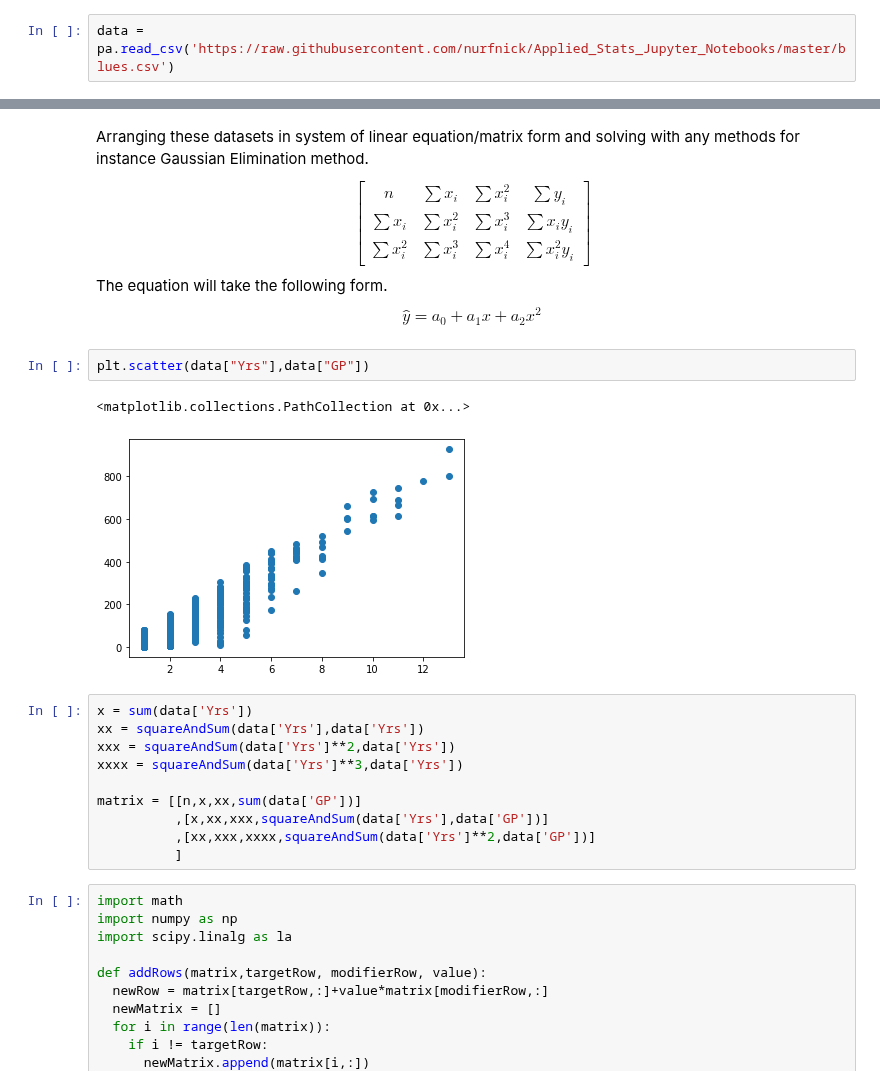
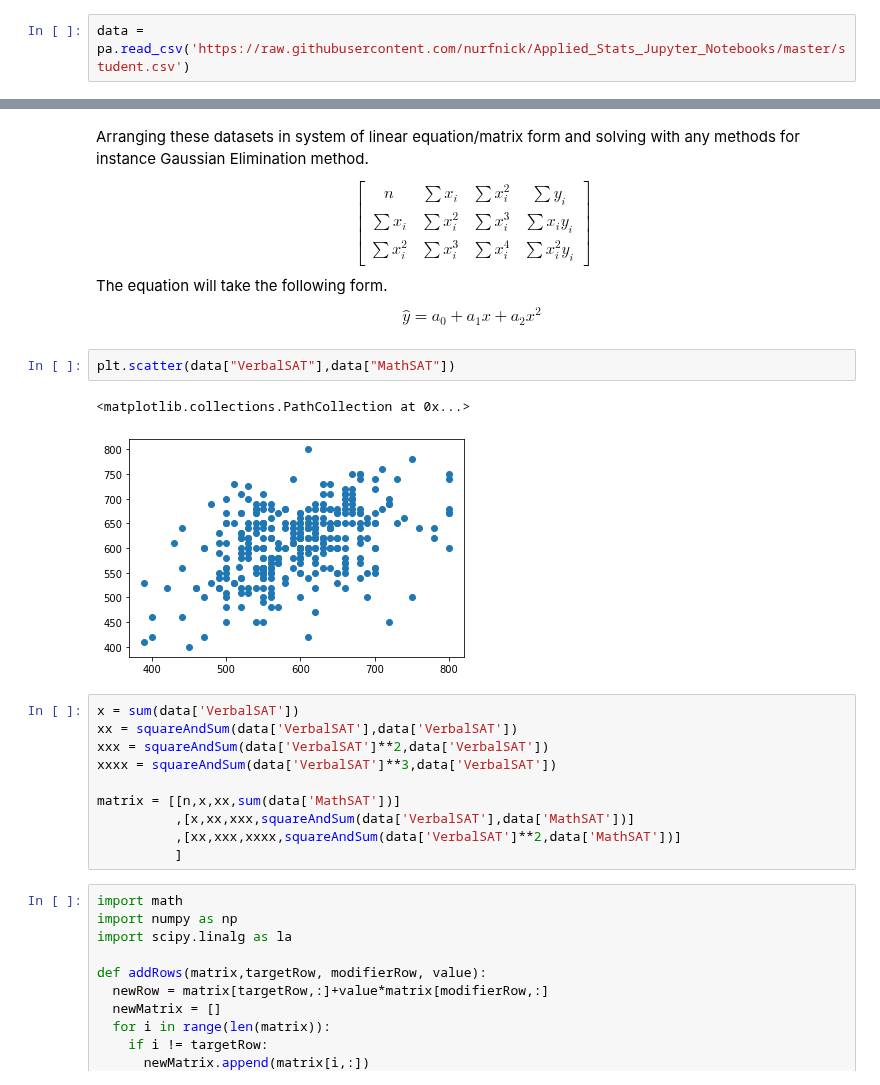
Before and after one commit to rajatlamsal00977/Project-1, a Jupyter notebook: Regression.ipynb, the cells around one changed output, grey strips where cells are left out. Drawn from its saved outputs; the diff is of its cells as text.

```diff
--- a/Regression.ipynb
+++ b/Regression.ipynb
@@ -10,7 +10,7 @@ import pandas as pa
 
 %matplotlib inline
 # %%
-data = pa.read_csv('https://raw.githubusercontent.com/nurfnick/Applied_Stats_Jupyter_Notebooks/master/blues.csv')
+data = pa.read_csv('https://raw.githubusercontent.com/nurfnick/Applied_Stats_Jupyter_Notebooks/master/student.csv')
 # %%
 data
 # %% [output]
@@ -138,19 +138,19 @@ $$
 \hat y = a_0+a_1 x+a_2 x^2
 $$
 # %%
-plt.scatter(data["Yrs"],data["GP"])
+plt.scatter(data["VerbalSAT"],data["MathSAT"])
 # %% [output]
 <matplotlib.collections.PathCollection at 0x...>
-[figure, old version]
+[figure, new version]
 # %%
-x = sum(data['Yrs'])
-xx = squareAndSum(data['Yrs'],data['Yrs'])
-xxx = squareAndSum(data['Yrs']**2,data['Yrs'])
-xxxx = squareAndSum(data['Yrs']**3,data['Yrs'])
+x = sum(data['VerbalSAT'])
+xx = squareAndSum(data['VerbalSAT'],data['VerbalSAT'])
+xxx = squareAndSum(data['VerbalSAT']**2,data['VerbalSAT'])
+xxxx = squareAndSum(data['VerbalSAT']**3,data['VerbalSAT'])
 
-matrix = [[n,x,xx,sum(data['GP'])]
-          ,[x,xx,xxx,squareAndSum(data['Yrs'],data['GP'])]
-          ,[xx,xxx,xxxx,squareAndSum(data['Yrs']**2,data['GP'])]
+matrix = [[n,x,xx,sum(data['MathSAT'])]
+          ,[x,xx,xxx,squareAndSum(data['VerbalSAT'],data['MathSAT'])]
+          ,[xx,xxx,xxxx,squareAndSum(data['VerbalSAT']**2,data['MathSAT'])]
           ]
 # %%
 import math
```
Also changed, not shown: parts of 19 cells of this notebook.
